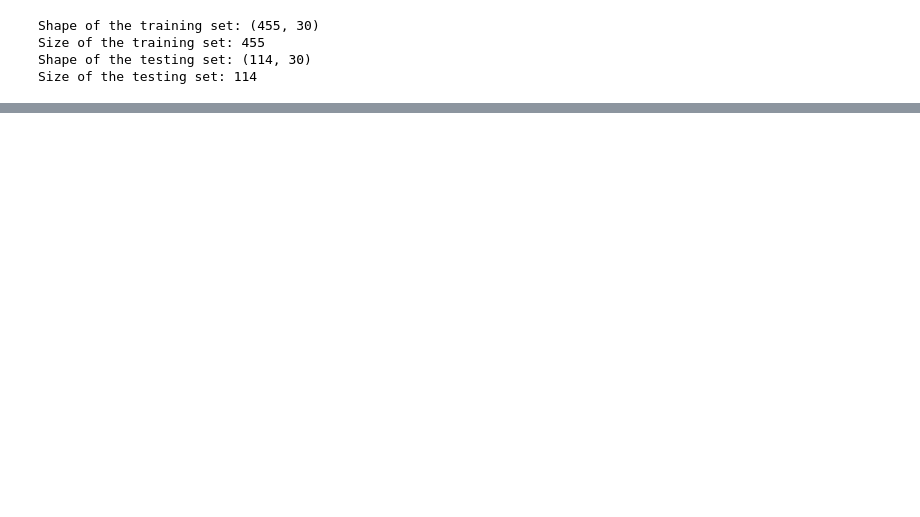
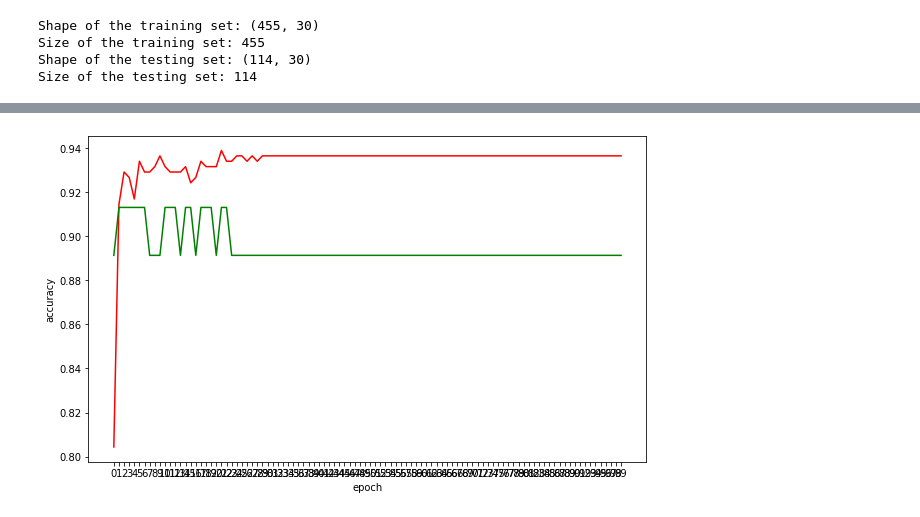
Before and after one commit to garfield-gray/NeuralNetwork, a Jupyter notebook: RNN.ipynb, the cells around one changed output, grey strips where cells are left out. Saved outputs shown, nothing was run; the diff lists cells and outputs as text; code cells hidden in the pictures; blank space fills up the shorter version.

```diff
--- a/RNN.ipynb
+++ b/RNN.ipynb
@@ -98,3 +117,13 @@ sl.metrics.classification_report(y_true=y_test,y_pred=y_pred,output_dict = True,
+# %%
+plt.figure(figsize=(10,6))
+plt.plot(history.history['accuracy'], label = 'train', color='r')
+plt.plot(history.history['val_accuracy'], label = 'validation', color='g')
+plt.xlabel('epoch')
+plt.ylabel('accuracy')
+plt.xticks(np.arange(0, 100, 1))
+plt.show()
+# %% [output]
+[figure, added]
 # %%
 CM = sl.metrics.confusion_matrix(y_true=y_test,y_pred=y_pred)
 sb.heatmap(CM,annot=True )
```
Also changed, not shown: parts of 7 cells of this notebook.
